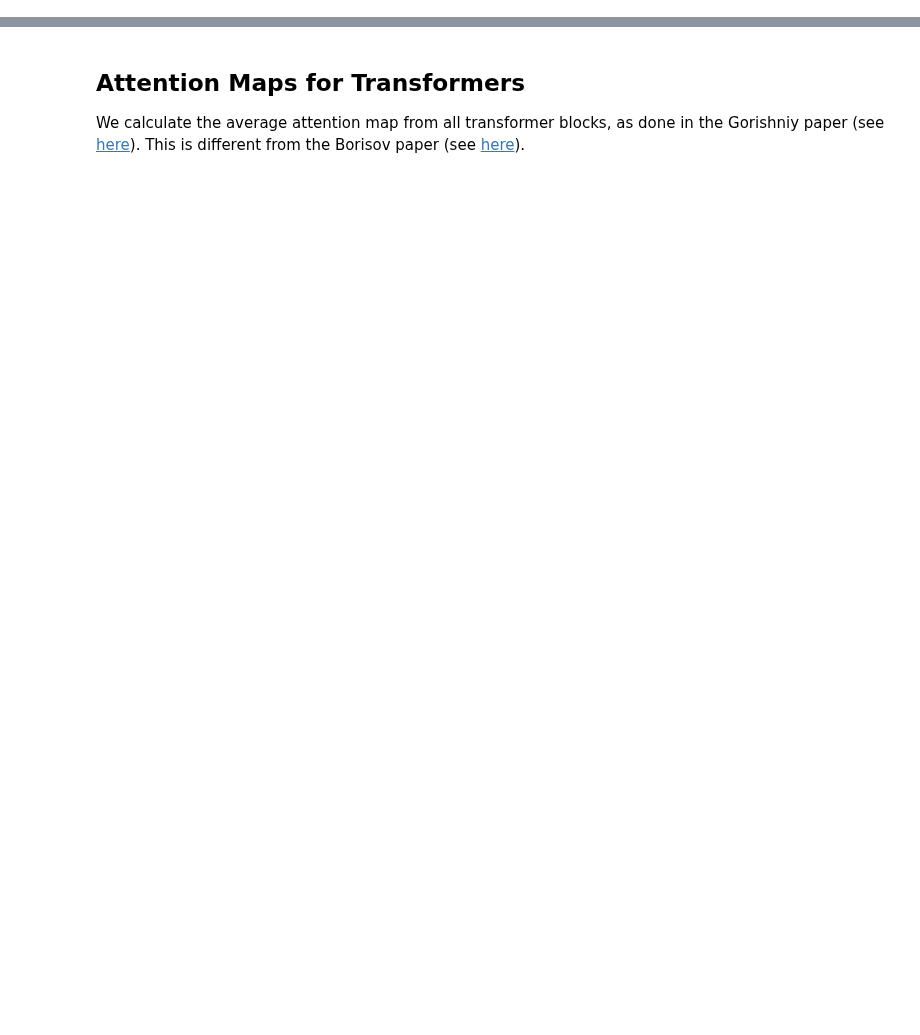
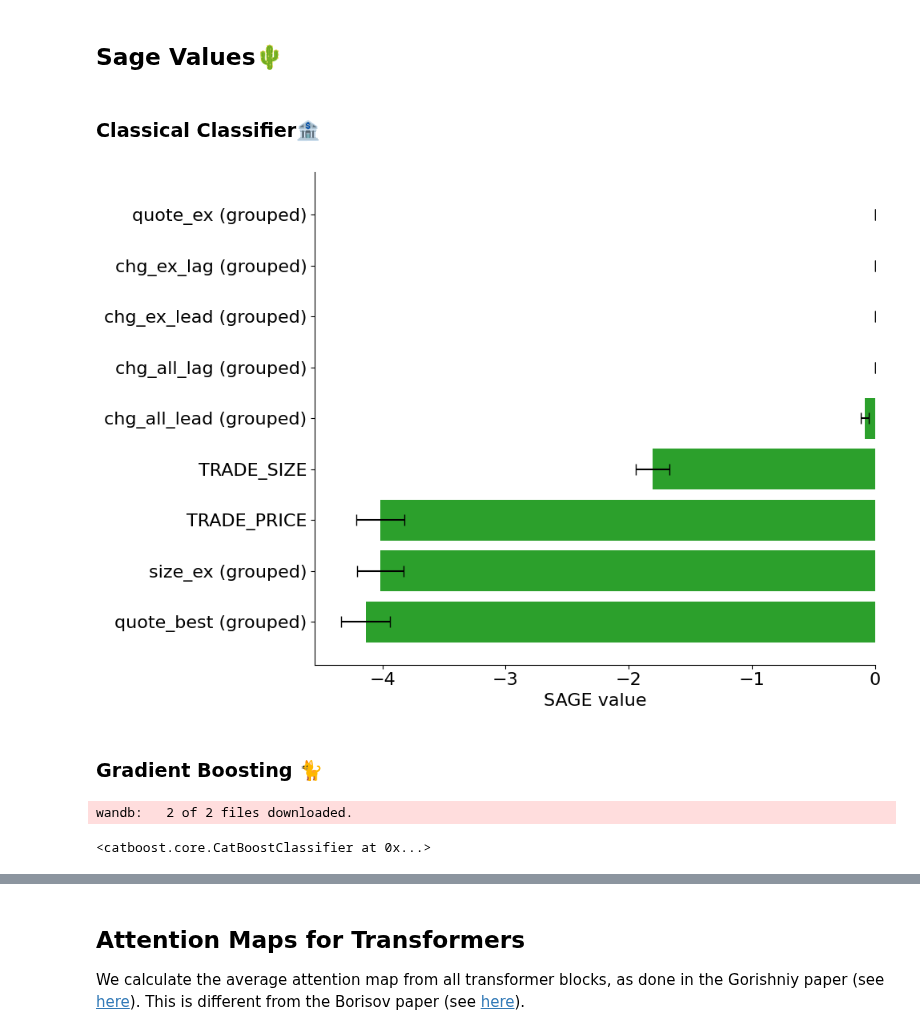
Before and after one commit to KarelZe/thesis, a Jupyter notebook: notebooks/4.0d-mb-feature-importances.ipynb, the cells around one changed output, grey strips where cells are left out. Drawn from its saved outputs; the diff is of its cells as text; code cells hidden in the pictures; blank space fills up the shorter version.

Commit message:
Fix errors in sage importance 👨‍💻

```diff
--- a/notebooks/4.0d-mb-feature-importances.ipynb
+++ b/notebooks/4.0d-mb-feature-importances.ipynb
@@ -132,0 +129,57 @@ for i in r.importances_mean.argsort()[::-1]:
+# %% [markdown]
+## Sage Values🌵
+# %%
+# Define feature groups (disjoint)
+feature_groups = group_names = {
+    'chg_all_lead (grouped)': ['price_all_lead', 'chg_all_lead'],
+    'chg_all_lag (grouped)': ['price_all_lag', 'chg_ex_lag'],
+    'chg_ex_lead (grouped)': ['price_ex_lead', 'chg_ex_lead', 'chg_all_lag'],
+    'chg_ex_lag (grouped)': ['price_ex_lag'],
+    'size_ex (grouped)': [ 'bid_ask_size_ratio_ex', 'rel_bid_size_ex',  'rel_ask_size_ex', 'bid_size_ex', 'ask_size_ex','depth_ex'],
+    'quote_best (grouped)': ['BEST_ASK', 'BEST_BID', 'prox_best'],
+    'quote_ex (grouped)': ['bid_ex', 'ask_ex','prox_ex' ],
+    'TRADE_PRICE': ['TRADE_PRICE'],
+    'TRADE_SIZE': ['TRADE_SIZE']
+}
+group_names = [group for group in feature_groups]
+for col in feature_names:
+    if np.all([col not in group[1] for group in feature_groups.items()]):
+        group_names.append(col)
+
+# Group indices
+groups = []
+for _, group in feature_groups.items():
+    ind_list = []
+    for feature in group:
+        ind_list.append(feature_names.tolist().index(feature))
+    groups.append(ind_list)
+# %% [markdown]
+### Classical Classifier🏦
+# %%
+clf = ClassicalClassifier(layers=[("trade_size", "ex"), ("rev_lr", "best")],
+                                  random_state=SEED, strategy="random")
+
+clf.fit(X=X_train_none.head(5), y=y_train_none.head(5))
+
+imputer = GroupedMarginalImputer(clf, X_test_none.head(1024).values, groups)
+estimator = PermutationEstimator(imputer, "cross entropy")
+sage_values = estimator(X_test_none.head(1024).values, y_test_none.head(1024).values)
+# %%
+sage_values.plot(group_names, title=None)
+# %% [output]
+[figure, added]
+# %% [markdown]
+### Gradient Boosting 🐈
+# %%
+# load model by identifier from wandb
+model = "17malsep_CatBoostClassifier_default.cbm:v7"
+model_name = model.split("/")[-1].split(":")[0]
+
+artifact = run.use_artifact(model)
+model_dir = artifact.download()
+
+clf = CatBoostClassifier()
+clf.load_model(fname=Path(model_dir, model_name))
+# %% [output]
+wandb:   2 of 2 files downloaded.
+<catboost.core.CatBoostClassifier at 0x...>
```
Also changed, not shown: parts of 25 cells of this notebook.
